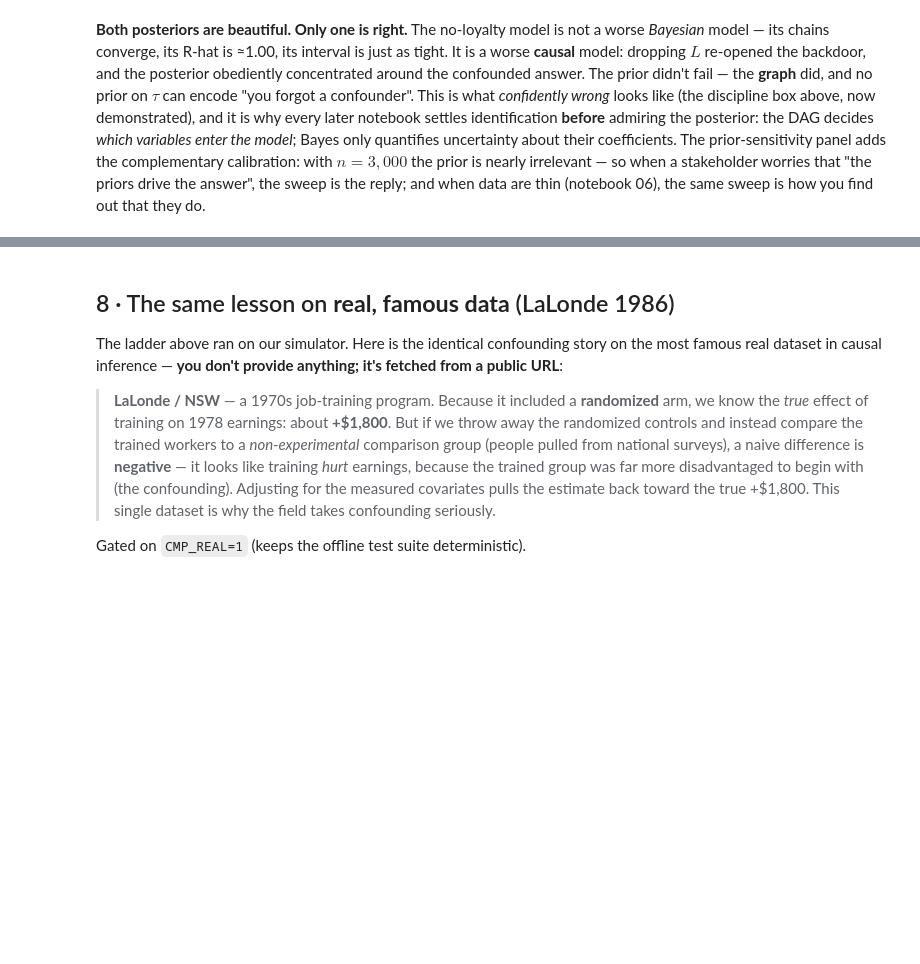
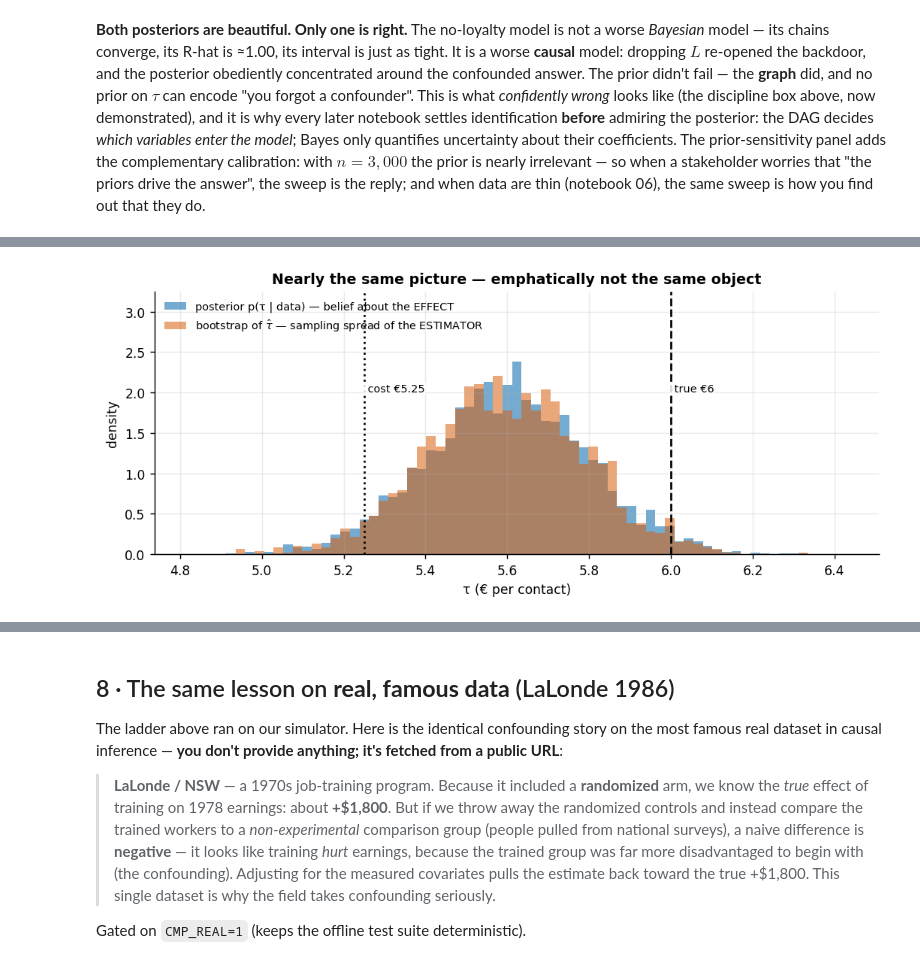
Before and after one commit to fmuia/sda_projects, a Jupyter notebook: causal-marketing-pymc/notebooks/00_foundations.ipynb, the cells around one changed output, grey strips where cells are left out. Cells and saved outputs as stored; diff of their text form; code cells hidden in the pictures; blank space fills up the shorter version.

```diff
--- a/causal-marketing-pymc/notebooks/00_foundations.ipynb
+++ b/causal-marketing-pymc/notebooks/00_foundations.ipynb
@@ -819,0 +926,65 @@ is the reply; and when data are thin (notebook 06), the same sweep is how you fi
+# %%
+# The same estimand (τ, the email effect), the same 3,000 customers, two regimes of inference.
+CONTACT_COST = 5.25          # € to print, post and process one contact — the go/no-go threshold
+
+ols_rung2 = rungs[1]                                    # classical twin of the Bayesian model
+b_lo, b_hi = np.quantile(tau_post, [0.05, 0.95])        # 90% credible interval, from the draws
+
+side = pd.DataFrame([
+    {"arm": "classical · OLS rung 2 (HC1)", "estimate €": ols_rung2.estimate,
+     "lo €": ols_rung2.ci[0], "hi €": ols_rung2.ci[1],
+     "width €": ols_rung2.ci[1] - ols_rung2.ci[0], "interval": "90% CONFIDENCE"},
+    {"arm": "classical · AIPW (bootstrap)", "estimate €": aipw["ate"],
+     "lo €": aipw["ci90"][0], "hi €": aipw["ci90"][1],
+     "width €": aipw["ci90"][1] - aipw["ci90"][0], "interval": "90% CONFIDENCE"},
+    {"arm": "Bayesian · rung 2 + priors", "estimate €": tau_post.mean(),
+     "lo €": b_lo, "hi €": b_hi, "width €": b_hi - b_lo, "interval": "90% CREDIBLE"},
+])
+print(f"Same estimand τ (true €{true_ate:.0f}), same data (n={len(Y):,}):\n")
+print(side.round(2).to_string(index=False))
+gap = abs(tau_post.mean() - ols_rung2.estimate)
+print(f"\nrung 2, both ways: the point estimates differ by €{gap:.3f} "
+      f"({gap / (ols_rung2.ci[1] - ols_rung2.ci[0]):.1%} of the confidence interval's width), and the two "
+      f"intervals\nagree to within a couple of cents. Bayes did NOT change the answer.")
+
+# --- The one question only the posterior answers, and the classical look-alike -------------
+p_pays = float((tau_post > CONTACT_COST).mean())        # posterior mass above the cost
+
+NBOOT = 400 if FAST else 2000                           # bootstrap the OLS estimator itself
+rng_b = np.random.default_rng(7)
+D_all = np.column_stack([np.ones(len(Y)), T, X[:, 0]])
+boot_tau = np.array([np.linalg.lstsq(D_all[ii], Y[ii], rcond=None)[0][1]
+                     for ii in (rng_b.integers(0, len(Y), (NBOOT, len(Y))))])
+frac_above = float((boot_tau > CONTACT_COST).mean())
+
+fig, ax = plt.subplots(figsize=(8.2, 3.6))
+bins_c = np.linspace(min(tau_post.min(), boot_tau.min()) - 0.1,
+                     max(tau_post.max(), boot_tau.max()) + 0.1, 70)
+ax.hist(tau_post, bins=bins_c, density=True, color=plots.BLUE, alpha=0.65,
+        label="posterior p(τ | data) — belief about the EFFECT")
+ax.hist(boot_tau, bins=bins_c, density=True, color=plots.ORANGE, alpha=0.55,
+        label=r"bootstrap of $\hat\tau$ — sampling spread of the ESTIMATOR")
+top = ax.get_ylim()[1] * 1.30
+ax.set_ylim(0, top)                                   # headroom so the labels clear the legend
+box = dict(fc="white", ec="none", alpha=0.85, pad=1.0)
+ax.axvline(CONTACT_COST, color="k", ls=":")
+ax.text(CONTACT_COST, top * 0.62, f" cost €{CONTACT_COST:.2f}", fontsize=8, bbox=box)
+ax.axvline(true_ate, color="k", ls="--")
+ax.text(true_ate, top * 0.62, f" true €{true_ate:.0f}", fontsize=8, bbox=box)
+ax.set_xlabel("τ (€ per contact)"); ax.set_ylabel("density")
+ax.set_title("Nearly the same picture — emphatically not the same object")
+ax.legend(fontsize=8, frameon=False, loc="upper left")
+fig.tight_layout()
+
+print(f"\nP(τ > €{CONTACT_COST:.2f} | data, model) = {p_pays:.2f}   ← posterior mass above the cost. A "
+      f"probability ABOUT THE EFFECT:\n   the number the rule 'ship if P(lift > cost) >= 0.9' literally "
+      f"asks for. Verdict at the 0.9 bar: "
+      f"{'SHIP' if p_pays >= 0.9 else 'DO NOT SHIP (not yet convinced)'}.")
+print(f"\nBootstrap look-alike: {frac_above:.2f} of the {NBOOT:,} re-estimates of τ̂ sit above €{CONTACT_COST:.2f}.")
+print("   That is NOT P(τ > cost). It describes how the ESTIMATOR would scatter across resampled datasets,")
+print("   not how plausible each value of τ is. It is numerically close here — weak priors, n=3,000, a")
+print("   symmetric likelihood — and that near-coincidence is exactly why the mistake survives in industry.")
+print(f"\nAnd no confidence interval can be read that way at all: §6's ladder can only tell you that intervals")
+print(f"   built that way covered the planted truth in {covered}/{NS} of the fresh samples it drew ({covered/NS:.0%}) —")
+print("   a fact about the procedure. Ask it for P(lift > cost) and it has no distribution over τ to integrate.")
+# %% [output]
@@ -819,0 +1008 @@ is the reply; and when data are thin (notebook 06), the same sweep is how you fi
+[figure, added]
```
Also changed, not shown: parts of 9 cells of this notebook, 21 other files.
